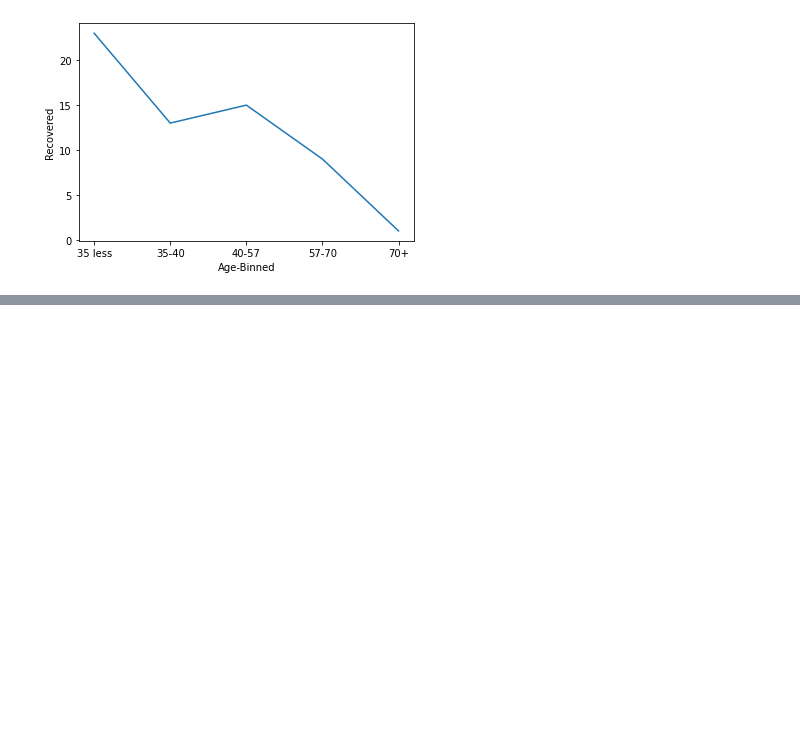
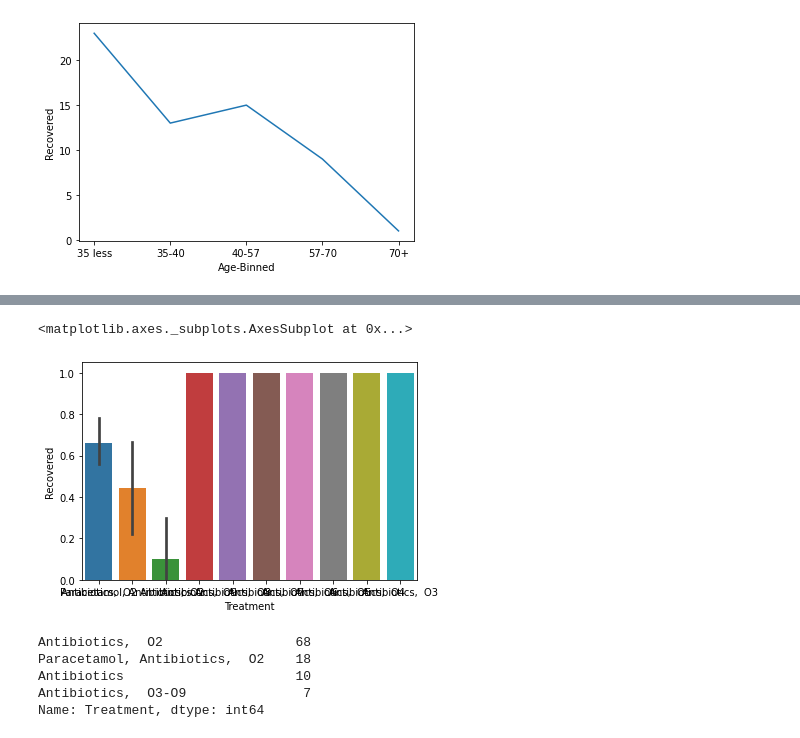
Before and after one commit to sohaaan/covid19_cvc, a Jupyter notebook: eda_cov19_cvc.ipynb, the cells around one changed output, grey strips where cells are left out. Cells and saved outputs as stored; diff of their text form; code cells hidden in the pictures; blank space fills up the shorter version.

```diff
--- a/eda_cov19_cvc.ipynb
+++ b/eda_cov19_cvc.ipynb
@@ -787,0 +804,13 @@ df.to_csv('cov19_cvc_cleaned2.csv')
+# %%
+sns.barplot(x="Treatment", y="Recovered", data=df)
+# %% [output]
+<matplotlib.axes._subplots.AxesSubplot at 0x...>
+[figure, added]
+# %%
+df["Treatment"].value_counts()
+# %% [output]
+Antibiotics,  O2                 68
+Paracetamol, Antibiotics,  O2    18
+Antibiotics                      10
+Antibiotics,  O3-O9               7
+Name: Treatment, dtype: int64
```
Also changed, not shown: parts of 20 cells of this notebook.
